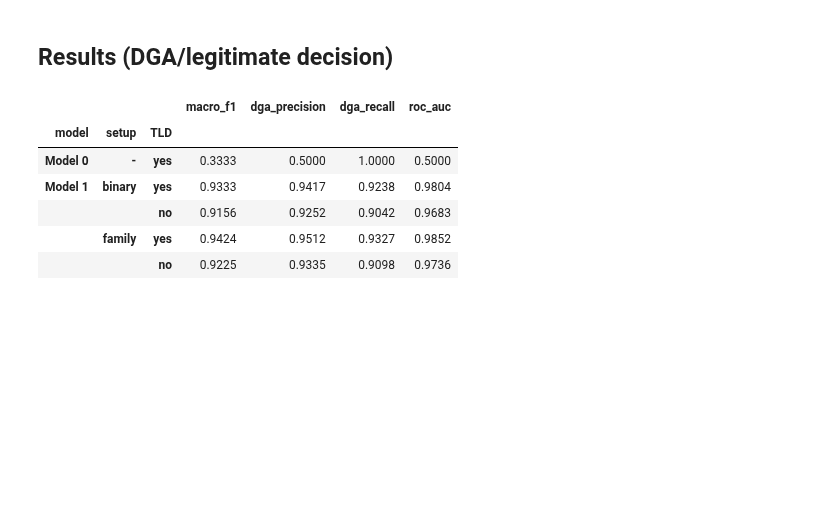
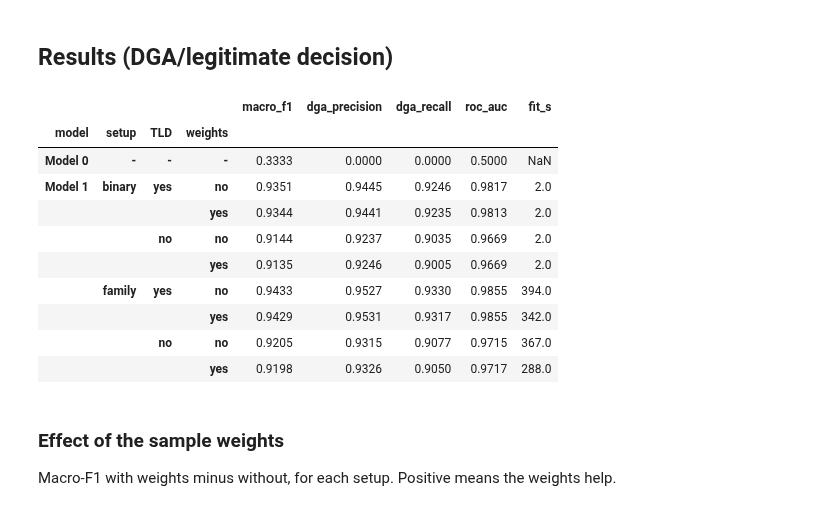
Before and after one commit to RoudyBarakat/dga-detection, a Jupyter notebook: notebooks/02_baseline.ipynb, the cells around one changed output. Saved outputs shown, nothing was run; the diff lists cells and outputs as text; code cells hidden in the pictures; blank space fills up the shorter version.

```diff
--- a/notebooks/02_baseline.ipynb
+++ b/notebooks/02_baseline.ipynb
@@ -63,6 +233,6 @@ def recall_per_family(families, y_true, y_pred):
 # %%
 majority = train["label"].value_counts().idxmax()
 p_majority = np.full(len(evaluate), float(majority == "dga"))
-results = {("Model 0", "-", "yes"): binary_metrics(y_eval, p_majority)}
+results = {("Model 0", "-", "-", "-"): binary_metrics(y_eval, p_majority)}
 print("majority class:", majority)
 # %% [output]
@@ -72,39 +239,0 @@ majority class: dga
-# %%
-import tldextract
-
-# The suffix list bundled with tldextract (no download), so every machine splits
-# domains the same way.
-extract = tldextract.TLDExtract(suffix_list_urls=())
-
-
-def strip_tld(domains):
-    """Remove the public suffix: google.com -> google, bbc.co.uk -> bbc."""
-    def name(domain):
-        parts = extract(domain)
-        if not parts.suffix:
-            # TLDs outside the public suffix list (.bazar, .bit: BazarBackdoor and
-            # Necurs use alternative DNS roots): the last label is the TLD.
-            return domain.rsplit(".", 1)[0]
-        return ".".join(p for p in (parts.subdomain, parts.domain) if p)
-    return domains.map(name)
-
-
-def run_logreg(setup, tld=True):
-    x_train, x_eval = train["domain"], evaluate["domain"]
-    if not tld:
-        x_train, x_eval = strip_tld(x_train), strip_tld(x_eval)
-    target = train["label"] if setup == "binary" else train["family"]
-    vec = TfidfVectorizer(analyzer="char", ngram_range=(1, 3), min_df=5, sublinear_tf=True)
-    clf = LogisticRegression(max_iter=300, random_state=SEED)
-    clf.fit(vec.fit_transform(x_train), target, sample_weight=train["weight"])
-    proba = clf.predict_proba(vec.transform(x_eval))
-    return 1 - proba[:, list(clf.classes_).index("legit")]   # P(DGA)
-
-
-p_dga = {}
-for setup in ["binary", "family"]:
-    for tld in [True, False]:
-        start = time.time()
-        p_dga[setup, tld] = run_logreg(setup, tld)
-        results["Model 1", setup, "yes" if tld else "no"] = binary_metrics(y_eval, p_dga[setup, tld])
-        print(f"{setup:6s} TLD={tld!s:5s} {time.time() - start:6.0f} s")
@@ -117,13 +311,21 @@ family TLD=False    139 s
 ## Results (DGA/legitimate decision)
 # %%
 table = pd.DataFrame(results).T.round(4)
-table.index.names = ["model", "setup", "TLD"]
+table.index.names = ["model", "setup", "TLD", "weights"]
 table
 # %% [output]
-|  |  |  | macro_f1 | dga_precision | dga_recall | roc_auc |
-| model | setup | TLD |  |  |  |  |
-| Model 0 | - | yes | 0.3333 | 0.5000 | 1.0000 | 0.5000 |
-| Model 1 | binary | yes | 0.9333 | 0.9417 | 0.9238 | 0.9804 |
-|  |  | no | 0.9156 | 0.9252 | 0.9042 | 0.9683 |
-|  | family | yes | 0.9424 | 0.9512 | 0.9327 | 0.9852 |
-|  |  | no | 0.9225 | 0.9335 | 0.9098 | 0.9736 |
+|  |  |  |  | macro_f1 | dga_precision | dga_recall | roc_auc | fit_s |
+| model | setup | TLD | weights |  |  |  |  |  |
+| Model 0 | - | - | - | 0.3333 | 0.0000 | 0.0000 | 0.5000 | NaN |
+| Model 1 | binary | yes | no | 0.9351 | 0.9445 | 0.9246 | 0.9817 | 2.0 |
+|  |  |  | yes | 0.9344 | 0.9441 | 0.9235 | 0.9813 | 2.0 |
+|  |  | no | no | 0.9144 | 0.9237 | 0.9035 | 0.9669 | 2.0 |
+|  |  |  | yes | 0.9135 | 0.9246 | 0.9005 | 0.9669 | 2.0 |
+|  | family | yes | no | 0.9433 | 0.9527 | 0.9330 | 0.9855 | 394.0 |
+|  |  |  | yes | 0.9429 | 0.9531 | 0.9317 | 0.9855 | 342.0 |
+|  |  | no | no | 0.9205 | 0.9315 | 0.9077 | 0.9715 | 367.0 |
+|  |  |  | yes | 0.9198 | 0.9326 | 0.9050 | 0.9717 | 288.0 |
+# %% [markdown]
+### Effect of the sample weights
+
+Macro-F1 with weights minus without, for each setup. Positive means the weights help.
```
Also changed, not shown: parts of 23 cells of this notebook, 1 other file.
